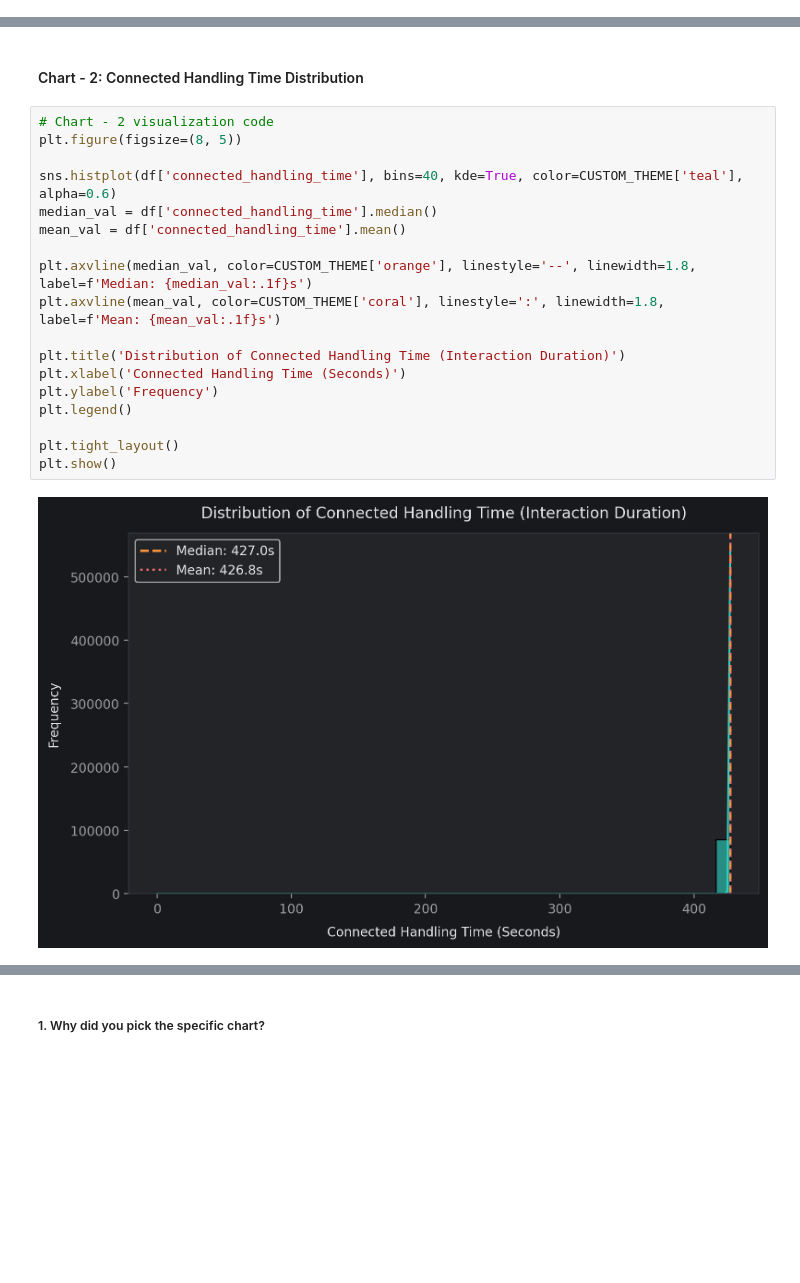
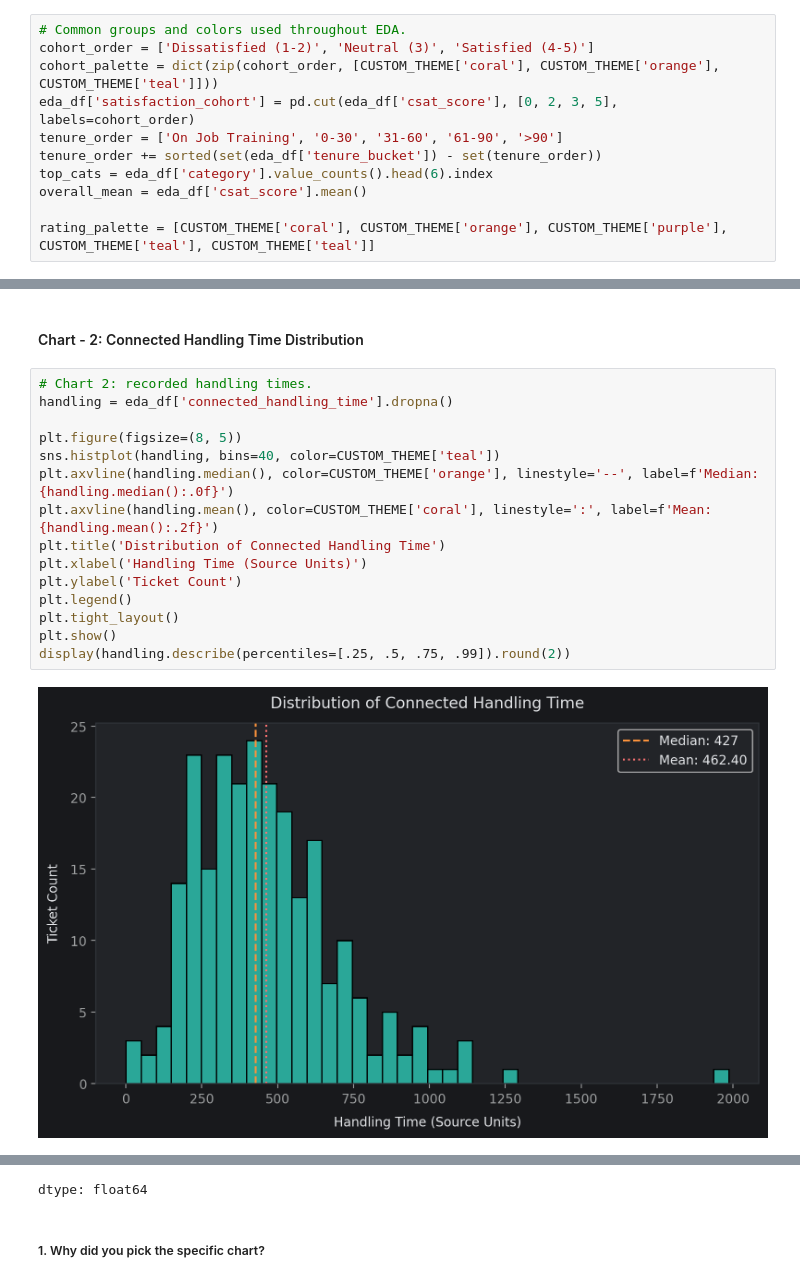
Before and after one commit to saiabhiram-simhadri/ecommerce-customer-satisfaction-score-prediction, a Jupyter notebook: E_Commerce_Customer_Satisfaction_Score_Prediction.ipynb, the cells around one changed output, grey strips where cells are left out. Saved outputs shown, nothing was run; the diff lists cells and outputs as text; blank space fills up the shorter version.

```diff
--- a/E_Commerce_Customer_Satisfaction_Score_Prediction.ipynb
+++ b/E_Commerce_Customer_Satisfaction_Score_Prediction.ipynb
@@ -623,3 +618,14 @@ This section executes an Exploratory Data Analysis (EDA) structured under the **
+# %%
+# Common groups and colors used throughout EDA.
+cohort_order = ['Dissatisfied (1-2)', 'Neutral (3)', 'Satisfied (4-5)']
+cohort_palette = dict(zip(cohort_order, [CUSTOM_THEME['coral'], CUSTOM_THEME['orange'], CUSTOM_THEME['teal']]))
+eda_df['satisfaction_cohort'] = pd.cut(eda_df['csat_score'], [0, 2, 3, 5], labels=cohort_order)
+tenure_order = ['On Job Training', '0-30', '31-60', '61-90', '>90']
+tenure_order += sorted(set(eda_df['tenure_bucket']) - set(tenure_order))
+top_cats = eda_df['category'].value_counts().head(6).index
+overall_mean = eda_df['csat_score'].mean()
+
+rating_palette = [CUSTOM_THEME['coral'], CUSTOM_THEME['orange'], CUSTOM_THEME['purple'], CUSTOM_THEME['teal'], CUSTOM_THEME['teal']]
 # %% [markdown]
 ### Univariate Analysis (Charts 1 – 5)
 Examining single-variable distributions, class skewness, and baseline central tendencies in isolation.
@@ -676,22 +667,19 @@ Are there any insights that lead to negative growth? Justify with specific reaso
 # %% [markdown]
 #### Chart - 2: Connected Handling Time Distribution
 # %%
-# Chart - 2 visualization code
+# Chart 2: recorded handling times.
+handling = eda_df['connected_handling_time'].dropna()
+
 plt.figure(figsize=(8, 5))
-
-sns.histplot(df['connected_handling_time'], bins=40, kde=True, color=CUSTOM_THEME['teal'], alpha=0.6)
-median_val = df['connected_handling_time'].median()
-mean_val = df['connected_handling_time'].mean()
-
-plt.axvline(median_val, color=CUSTOM_THEME['orange'], linestyle='--', linewidth=1.8, label=f'Median: {median_val:.1f}s')
-plt.axvline(mean_val, color=CUSTOM_THEME['coral'], linestyle=':', linewidth=1.8, label=f'Mean: {mean_val:.1f}s')
-
-plt.title('Distribution of Connected Handling Time (Interaction Duration)')
-plt.xlabel('Connected Handling Time (Seconds)')
-plt.ylabel('Frequency')
+sns.histplot(handling, bins=40, color=CUSTOM_THEME['teal'])
+plt.axvline(handling.median(), color=CUSTOM_THEME['orange'], linestyle='--', label=f'Median: {handling.median():.0f}')
+plt.axvline(handling.mean(), color=CUSTOM_THEME['coral'], linestyle=':', label=f'Mean: {handling.mean():.2f}')
+plt.title('Distribution of Connected Handling Time')
+plt.xlabel('Handling Time (Source Units)')
+plt.ylabel('Ticket Count')
 plt.legend()
-
 plt.tight_layout()
 plt.show()
+display(handling.describe(percentiles=[.25, .5, .75, .99]).round(2))
 # %% [output]
-[figure, old version]
+[figure, new version]
@@ -698,2 +696,3 @@ plt.show()
+dtype: float64
 # %% [markdown]
 ##### 1. Why did you pick the specific chart?
```
Also changed, not shown: parts of 232 cells of this notebook, 24 other files.
